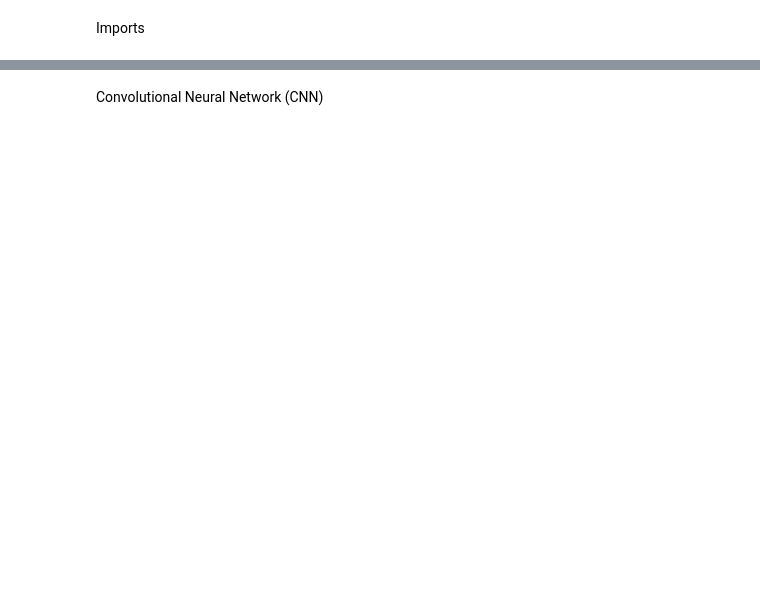
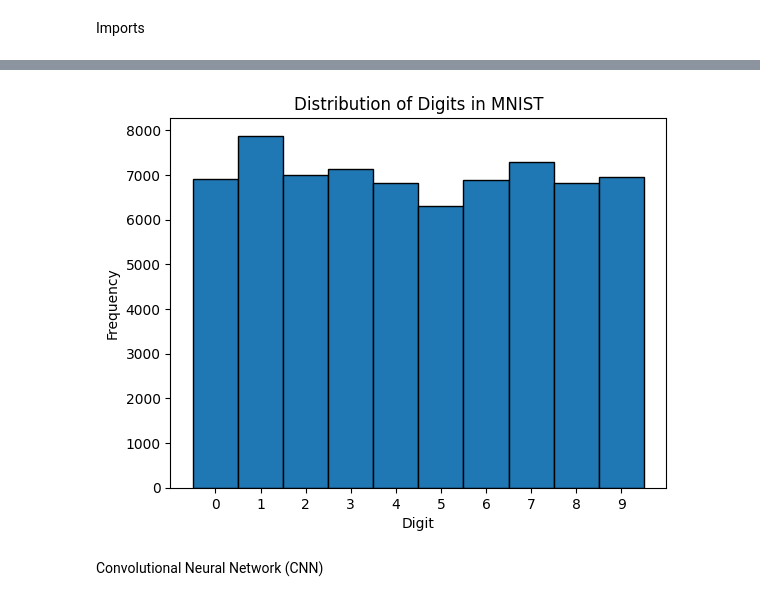
Before and after one commit to gsierra-tech/Final_Project_Sierra, a Jupyter notebook: notepads/CNN.ipynb, the cells around one changed output, grey strips where cells are left out. Saved outputs shown, nothing was run; the diff lists cells and outputs as text; code cells hidden in the pictures; blank space fills up the shorter version.

```diff
--- a/notepads/CNN.ipynb
+++ b/notepads/CNN.ipynb
@@ -42,3 +63,13 @@ testset = torchvision.datasets.MNIST(root='./data', train=False,
+# %%
+# Plot the distribution of labels
+plt.hist(y, bins=np.arange(11) - 0.5, edgecolor='black')
+plt.xticks(np.arange(10))
+plt.title('Distribution of Digits in MNIST')
+plt.xlabel('Digit')
+plt.ylabel('Frequency')
+plt.show()
+# %% [output]
+[figure, added]
 # %% [markdown]
 Convolutional Neural Network (CNN)
 # %%
```
Also changed, not shown: parts of 16 cells of this notebook, 3 other files.
